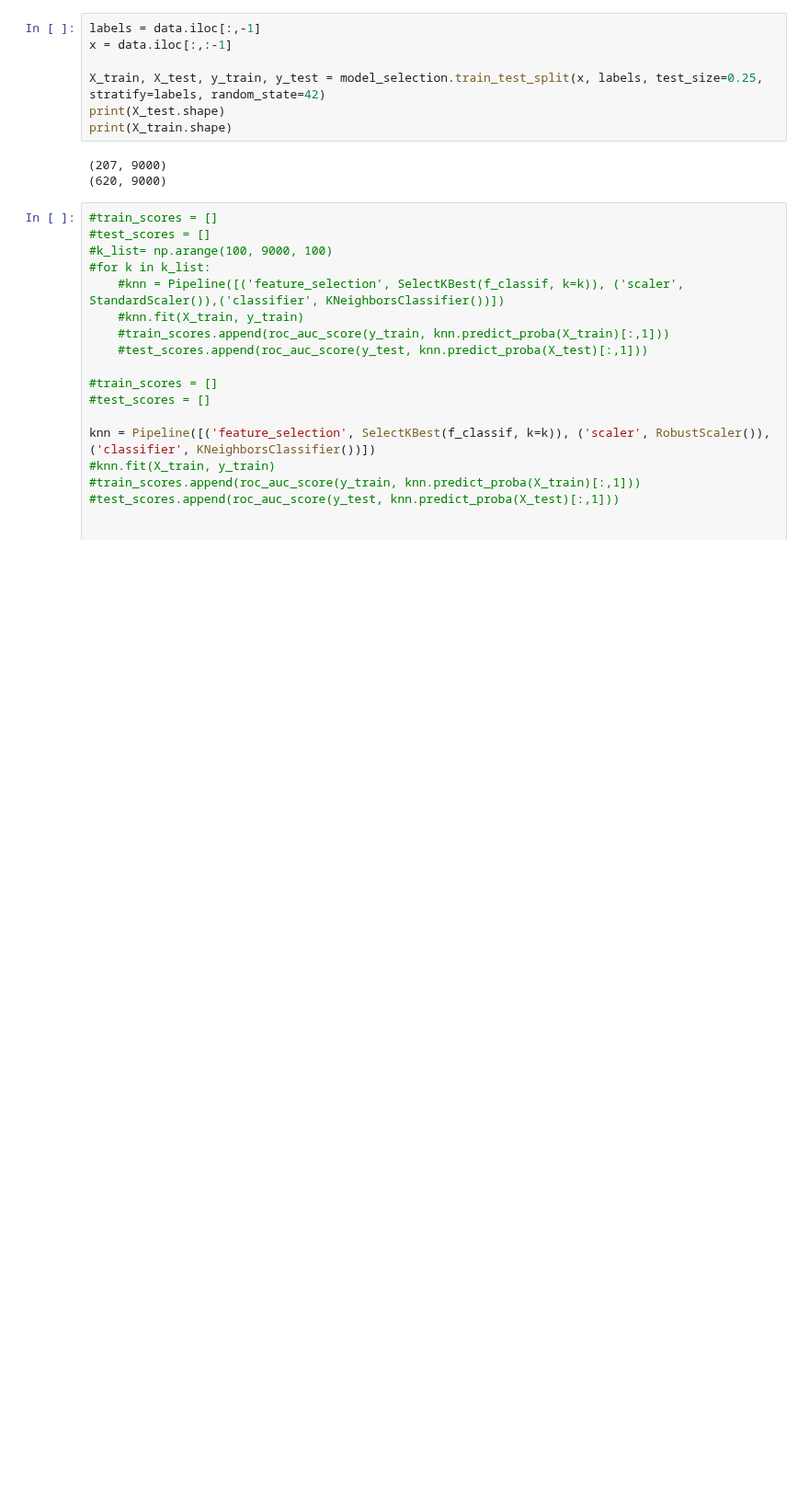
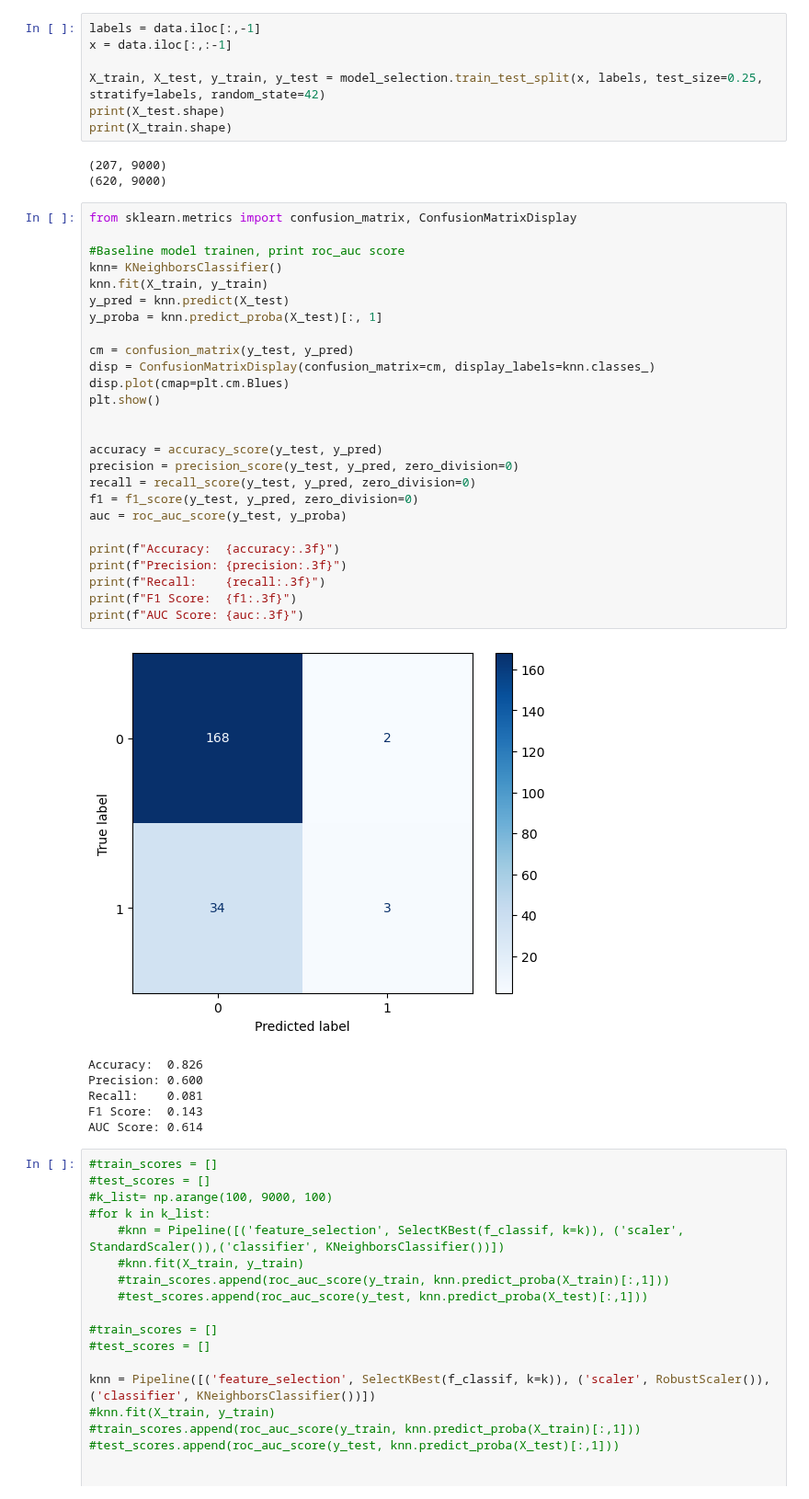
Before and after one commit to mjmklep/Machine-Learning-Group-8, a Jupyter notebook: assignment_ecg_KNN.ipynb, the cells around one changed output. Shown at 92% size. Saved outputs shown, nothing was run; the diff lists cells and outputs as text; blank space fills up the shorter version.

Commit message:
Baseline/ confusion matrix

```diff
--- a/assignment_ecg_KNN.ipynb
+++ b/assignment_ecg_KNN.ipynb
@@ -42,6 +44,39 @@ print(X_train.shape)
 # %% [output]
 (207, 9000)
 (620, 9000)
+# %%
+from sklearn.metrics import confusion_matrix, ConfusionMatrixDisplay
+
+#Baseline model trainen, print roc_auc score
+knn= KNeighborsClassifier()
+knn.fit(X_train, y_train)
+y_pred = knn.predict(X_test)
+y_proba = knn.predict_proba(X_test)[:, 1]
+
+cm = confusion_matrix(y_test, y_pred)
+disp = ConfusionMatrixDisplay(confusion_matrix=cm, display_labels=knn.classes_)
+disp.plot(cmap=plt.cm.Blues)
+plt.show()
+
+
+accuracy = accuracy_score(y_test, y_pred)
+precision = precision_score(y_test, y_pred, zero_division=0)
+recall = recall_score(y_test, y_pred, zero_division=0)
+f1 = f1_score(y_test, y_pred, zero_division=0)
+auc = roc_auc_score(y_test, y_proba)
+
+print(f"Accuracy:  {accuracy:.3f}")
+print(f"Precision: {precision:.3f}")
+print(f"Recall:    {recall:.3f}")
+print(f"F1 Score:  {f1:.3f}")
+print(f"AUC Score: {auc:.3f}")
+# %% [output]
+[figure, added]
+Accuracy:  0.826
+Precision: 0.600
+Recall:    0.081
+F1 Score:  0.143
+AUC Score: 0.614
 # %%
 #train_scores = []
 #test_scores = []
```
Also changed, not shown: parts of 1 cell of this notebook.
